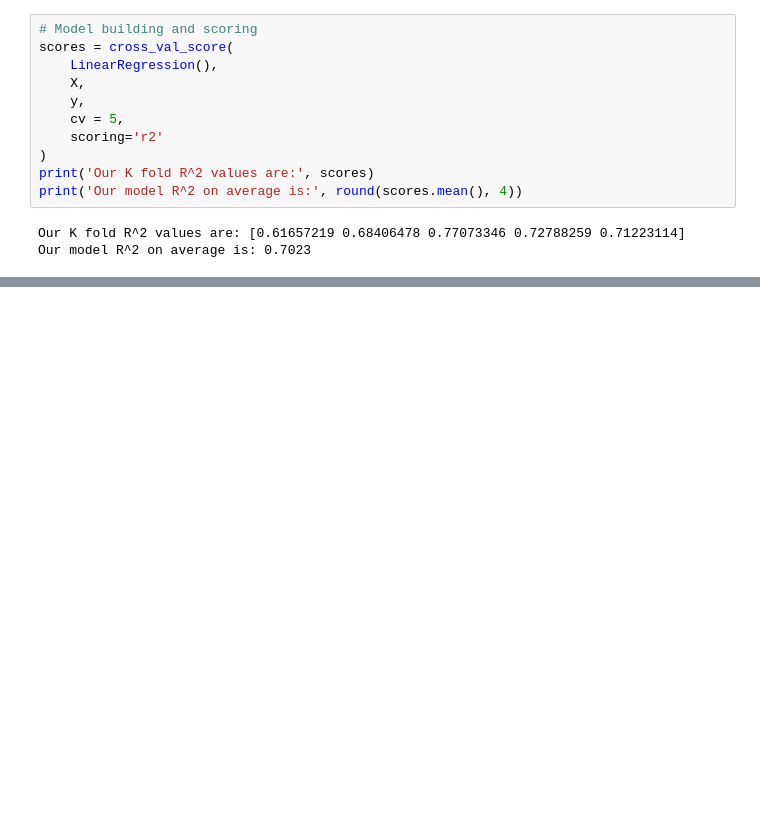
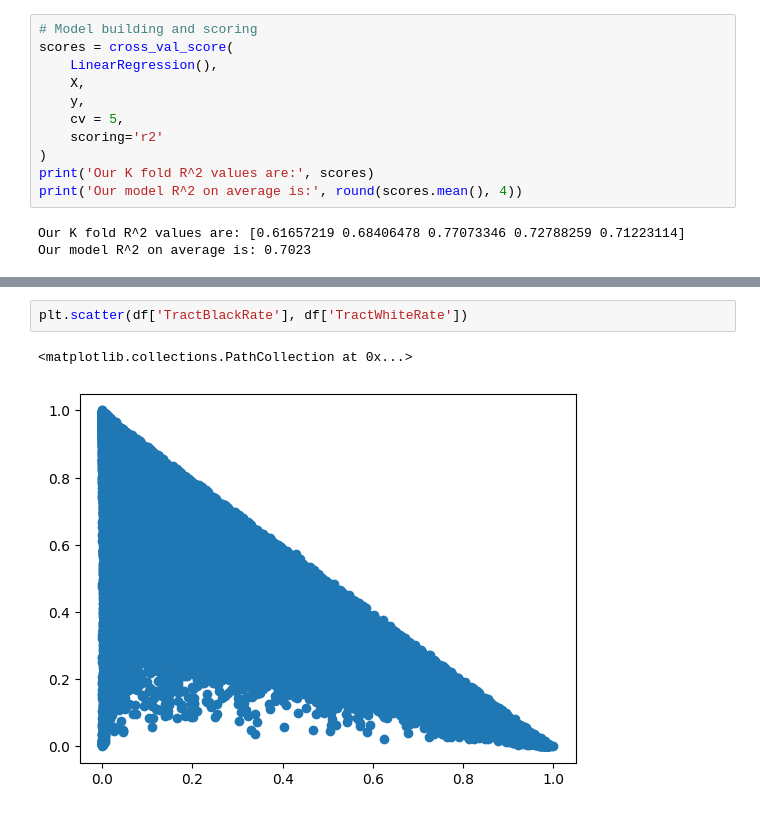
Before and after one commit to trentjlatz/Diabetes_Project, a Jupyter notebook: 01_Diabetes_EDA.ipynb, the cells around one changed output, grey strips where cells are left out. Drawn from its saved outputs; the diff is of its cells as text; blank space fills up the shorter version.

```diff
--- a/01_Diabetes_EDA.ipynb
+++ b/01_Diabetes_EDA.ipynb
@@ -308,0 +390,5 @@ Notes:
+# %%
+plt.scatter(df['TractBlackRate'], df['TractWhiteRate'])
+# %% [output]
+<matplotlib.collections.PathCollection at 0x...>
+[figure, added]
```
Also changed, not shown: parts of 8 cells of this notebook.
